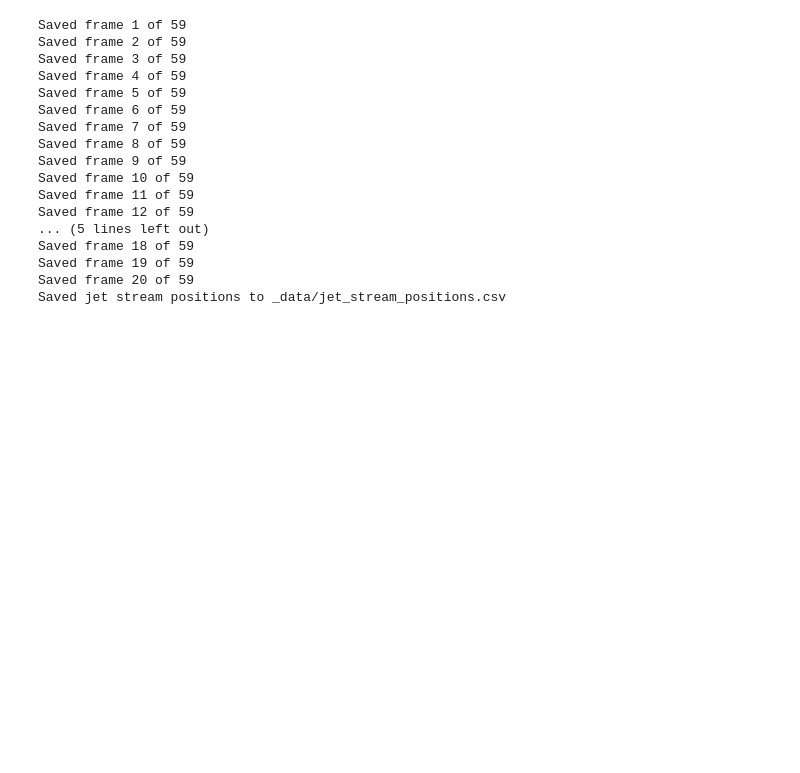
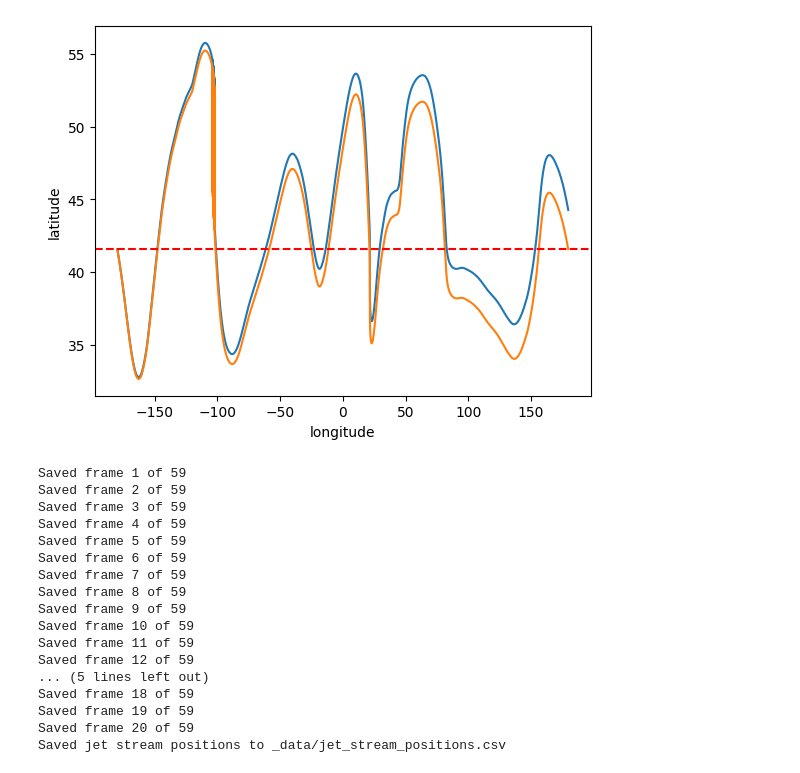
Before and after one commit to saha-raj/polar-vortex-viz, a Jupyter notebook: _python/model2.ipynb, the cells around one changed output. Drawn from its saved outputs; the diff is of its cells as text; code cells hidden in the pictures; blank space fills up the shorter version.

```diff
--- a/_python/model2.ipynb
+++ b/_python/model2.ipynb
@@ -9,0 +14,6 @@ import pandas as pd
+# %%
+df_traj_0 = pd.read_csv('_output/_traj/jetstream_traj_2001-01-01.csv')
+df_traj_1 = pd.read_csv('_output/_traj/jetstream_traj_2001-01-01_aligned.csv')
+
+df_traj_0.head()
+df_traj_1.head()
@@ -10,3 +30,14 @@ import pandas as pd
+# %%
+sns.lineplot(x='longitude', y='latitude', data=df_traj_0)
+sns.lineplot(x='longitude', y='latitude', data=df_traj_1)
+# Get y-value of first point
+start_lat = df_traj_0.iloc[0]['latitude']
+# Add horizontal line at that latitude
+plt.axhline(y=start_lat, color='r', linestyle='--')
+# plt.xlim(-120, -90)
+plt.show()
+# %% [output]
+[figure, added]
 # %%
 def find_temp_gradient_line(temp, lats, lons):
     # Convert xarray to numpy if needed
```
Also changed, not shown: parts of 3 cells of this notebook, 2 other files.
